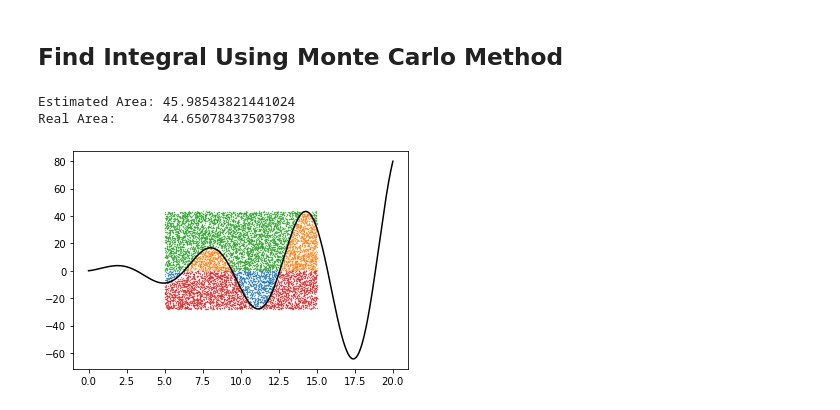
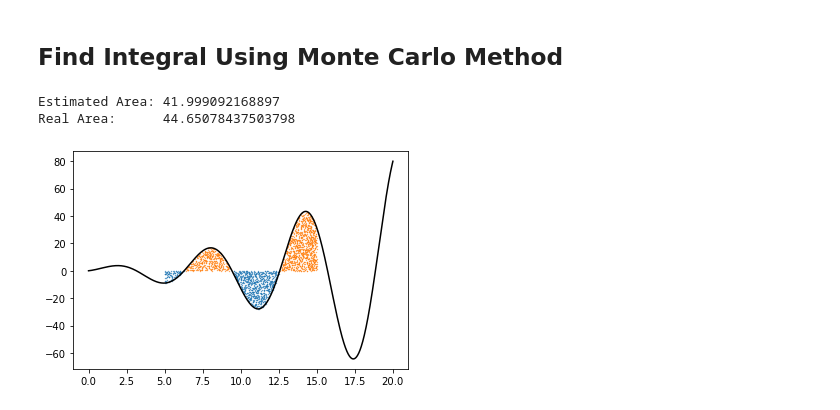
Before and after one commit to salihmarangoz/Notebooks, a Jupyter notebook: monte_carlo_method.ipynb, the cells around one changed output. Saved outputs shown, nothing was run; the diff lists cells and outputs as text; code cells hidden in the pictures.

```diff
--- a/monte_carlo_method.ipynb
+++ b/monte_carlo_method.ipynb
@@ -65,34 +65,34 @@ x_rd = np.random.uniform(a, b, n)            # random samples
 y_f = f(x_rd)                                # outputs for random samples
 y_max, y_min = np.max(y_f), np.min(y_f)      # find min/max boundary for f, because a and b is known
 y_mc = np.random.uniform(y_min, y_max, n)    # sample random y points
 
 # Idea:
 # (*) if y_mc > y_f then the random point is above the function, it must be below 0 to be accepted
 # (*) if y_mc < y_f then the random point is below the function, it must be above 0 to be accepted
 # (*) Reject other points
 
 positive_points = np.logical_and(y_mc>=0.0, y_mc<=y_f)
 positive_points_rejected = np.logical_and(y_mc>=0.0, y_mc>y_f)
 negative_points = np.logical_and(y_mc<0.0, y_mc>y_f)
 negative_points_rejected = np.logical_and(y_mc<0.0, y_mc<=y_f)
 points_in_area = np.sum(positive_points) - np.sum(negative_points)
 total_area = (b-a) * (y_max-y_min)
 estimated_area = (points_in_area/n) * total_area
 print("Estimated Area:", estimated_area)
 
 
 # Find Integral Using Scipy Library
 import scipy.integrate as integrate
 import scipy.special as special
 result = integrate.quad(f, a, b)
 print("Real Area:     ", result[0])
 
 plt.scatter(x_rd[negative_points], y_mc[negative_points], s=0.1)
 plt.scatter(x_rd[positive_points], y_mc[positive_points], s=0.1)
-plt.scatter(x_rd[positive_points_rejected], y_mc[positive_points_rejected], s=0.1)
-plt.scatter(x_rd[negative_points_rejected], y_mc[negative_points_rejected], s=0.1)
+#plt.scatter(x_rd[positive_points_rejected], y_mc[positive_points_rejected], s=0.1)
+#plt.scatter(x_rd[negative_points_rejected], y_mc[negative_points_rejected], s=0.1)
 _=plt.plot(x,y, "k")
 # %% [output]
-Estimated Area: 45.98543821441024
+Estimated Area: 41.999092168897
 Real Area:      44.65078437503798
-[figure, old version]
+[figure, new version]
```
Also changed, not shown: parts of 2 cells of this notebook, 2 other files.
